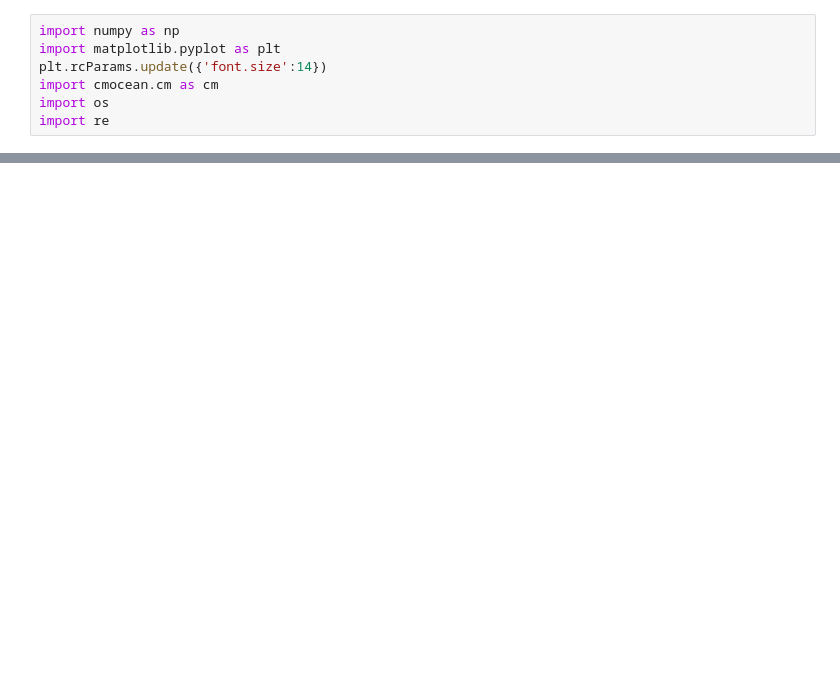
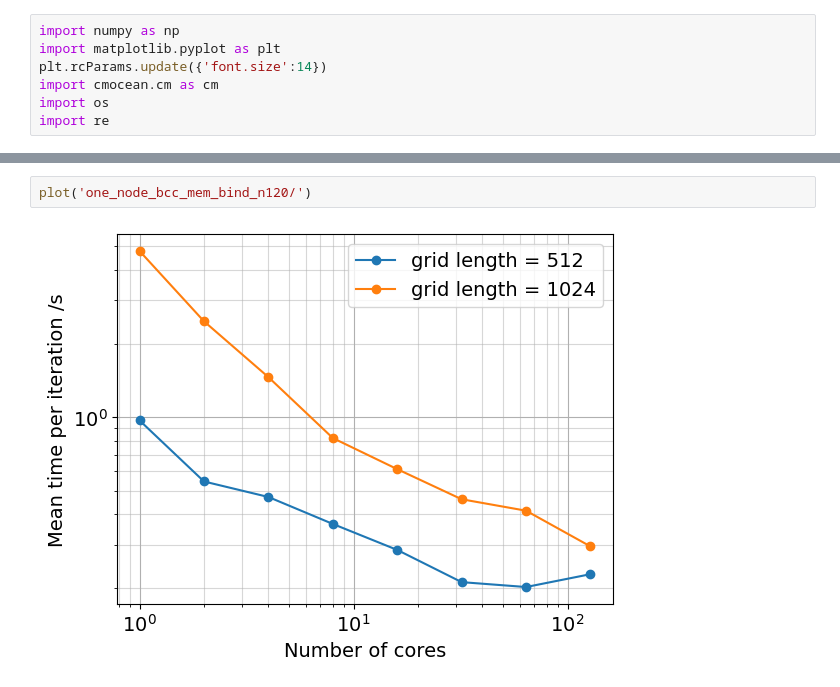
Before and after one commit to jpgaertner/veris_minimum_working_example, a Jupyter notebook: plot.ipynb, the cells around one changed output, grey strips where cells are left out. Saved outputs shown, nothing was run; the diff lists cells and outputs as text; blank space fills up the shorter version.

```diff
--- a/plot.ipynb
+++ b/plot.ipynb
@@ -49,0 +78,4 @@ ax.grid(True)
+# %%
+plot('one_node_bcc_mem_bind_n120/')
+# %% [output]
+[figure, added]
```
Also changed, not shown: parts of 11 cells of this notebook.
